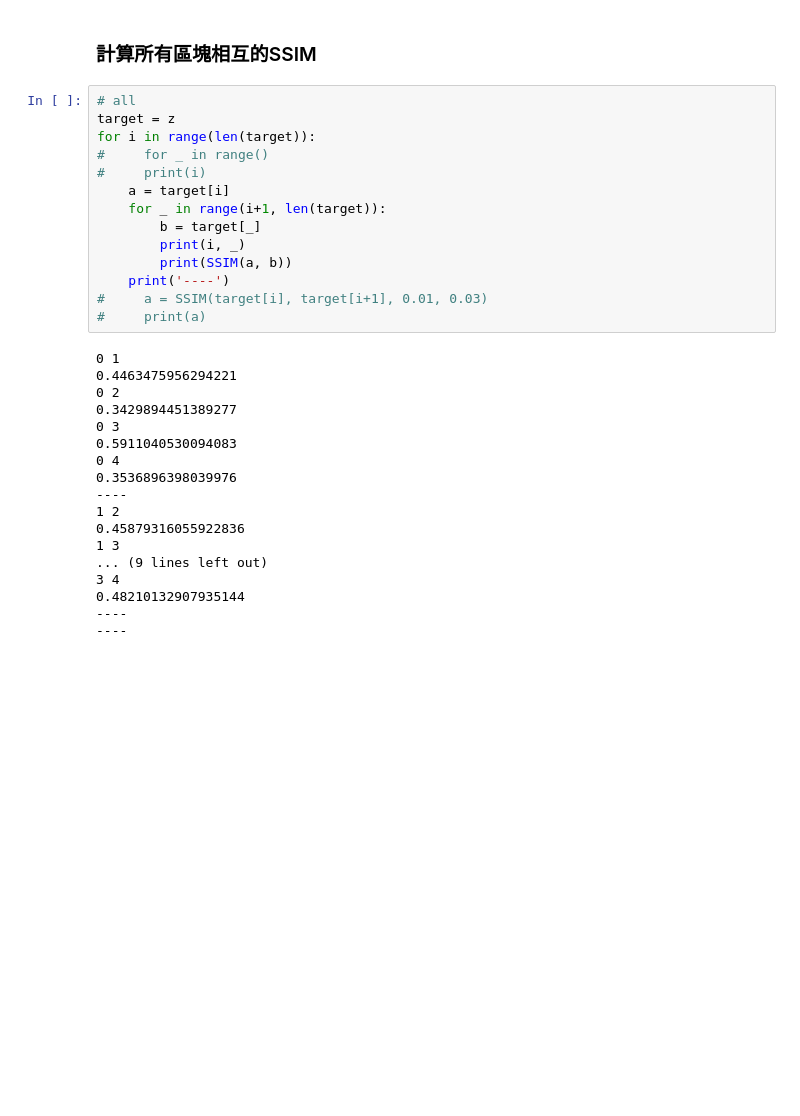
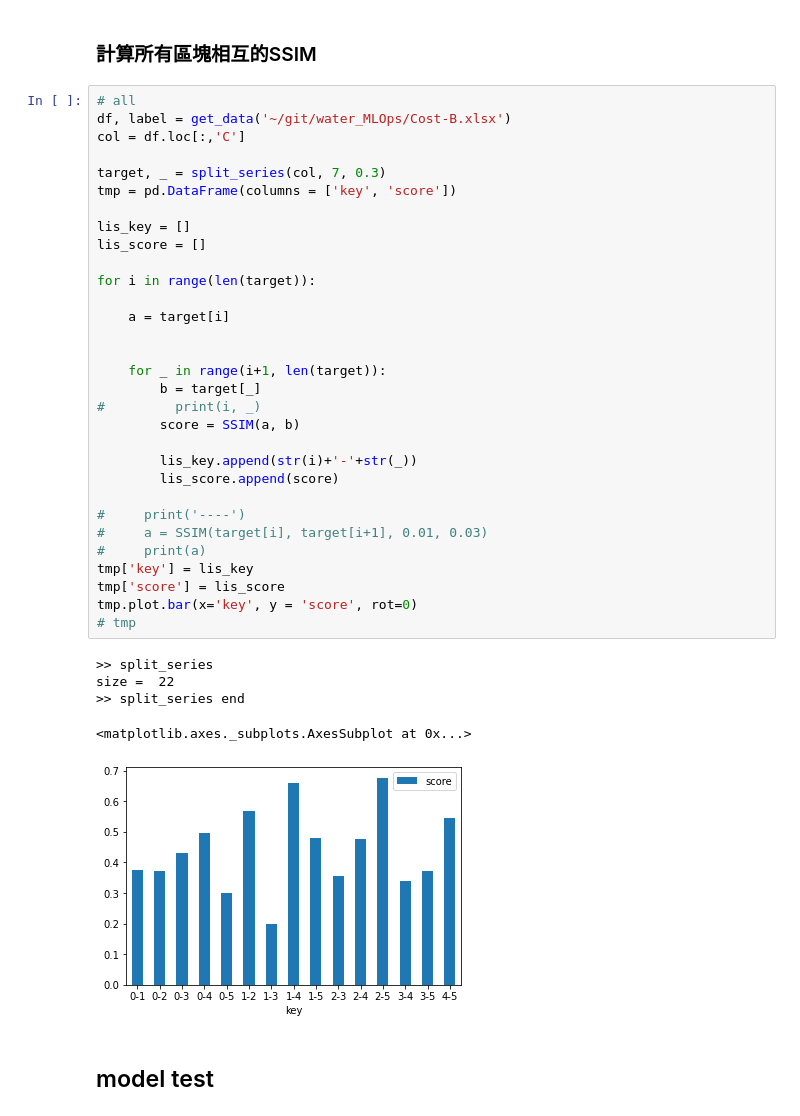
Before and after one commit to June103310110/water_MLOps, a Jupyter notebook: 03-signal_analysis.ipynb, the cells around one changed output. Saved outputs shown, nothing was run; the diff lists cells and outputs as text; blank space fills up the shorter version.

Commit message:
revise utils of metric and modeling function. update 03-signal_analysis,ipynb

```diff
--- a/03-signal_analysis.ipynb
+++ b/03-signal_analysis.ipynb
@@ -185,33 +157,40 @@ for i in range(len(target)-1):
 ### 計算所有區塊相互的SSIM
 # %%
 # all
-target = z
+df, label = get_data('~/git/water_MLOps/Cost-B.xlsx')
+col = df.loc[:,'C']
+
+target, _ = split_series(col, 7, 0.3)
+tmp = pd.DataFrame(columns = ['key', 'score'])
+
+lis_key = []
+lis_score = []
+
 for i in range(len(target)):
-#     for _ in range()
-#     print(i)
+
     a = target[i]
+
+
     for _ in range(i+1, len(target)):
         b = target[_]
-        print(i, _)
-        print(SSIM(a, b))
-    print('----')
+#         print(i, _)
+        score = SSIM(a, b)
+
+        lis_key.append(str(i)+'-'+str(_))
+        lis_score.append(score)
+
+#     print('----')
 #     a = SSIM(target[i], target[i+1], 0.01, 0.03)
 #     print(a)
+tmp['key'] = lis_key
+tmp['score'] = lis_score
+tmp.plot.bar(x='key', y = 'score', rot=0)
+# tmp
 # %% [output]
-0 1
-0.4463475956294221
-0 2
-0.3429894451389277
-0 3
-0.5911040530094083
-0 4
-0.3536896398039976
-----
-1 2
-0.45879316055922836
-1 3
-... (9 lines left out)
-3 4
-0.48210132907935144
-----
-----
+>> split_series
+size =  22
+>> split_series end
+<matplotlib.axes._subplots.AxesSubplot at 0x...>
+[figure, added]
+# %% [markdown]
+## model test
```
Also changed, not shown: parts of 8 cells of this notebook, 9 other files.
